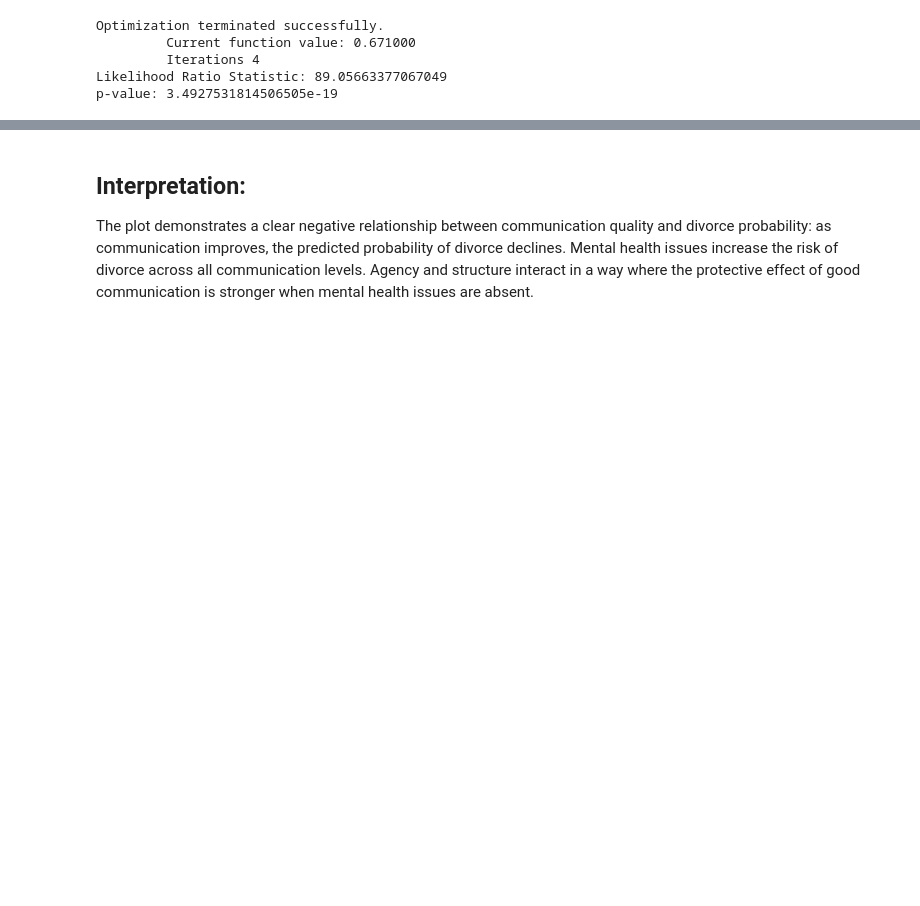
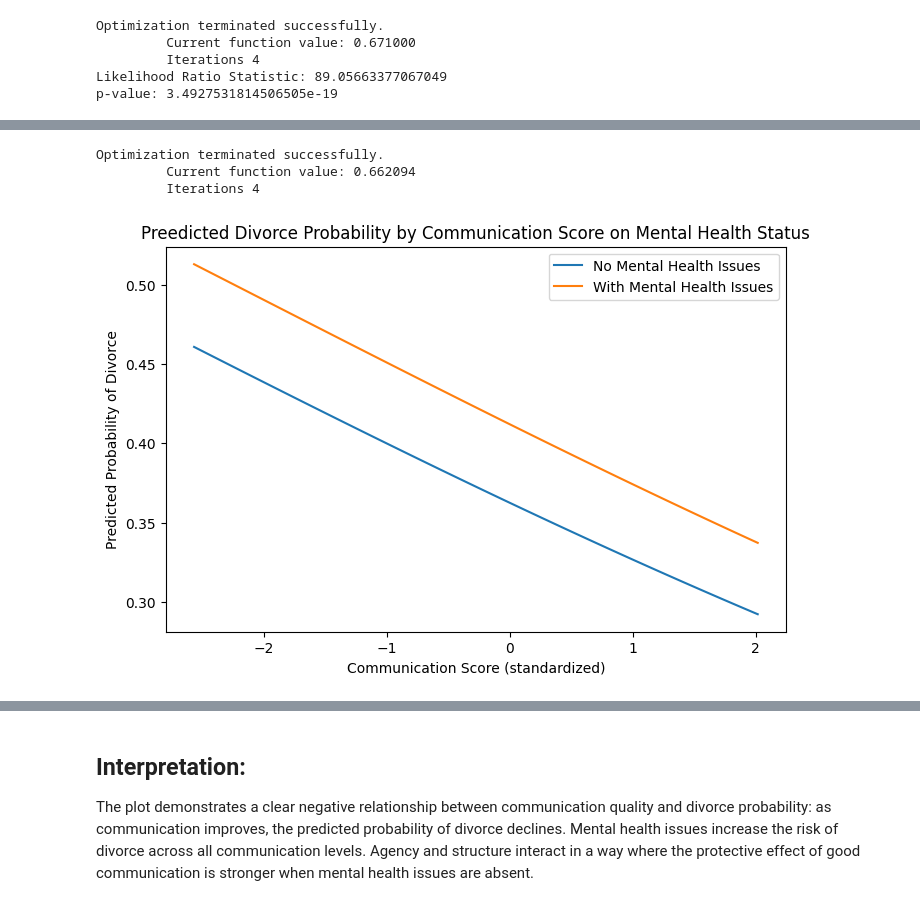
Before and after one commit to rowandama/Divorce-Summative, a Jupyter notebook: summative_divorce.ipynb, the cells around one changed output, grey strips where cells are left out. Cells and saved outputs as stored; diff of their text form; code cells hidden in the pictures; blank space fills up the shorter version.

```diff
--- a/summative_divorce.ipynb
+++ b/summative_divorce.ipynb
@@ -968,0 +897,47 @@ plt.show()
+# %%
+# model3 without interactions
+model3 = smf.logit(
+    'divorced ~ communication_score + infidelity_occurred + domestic_violence_history + mental_health_issues + social_support',
+    data=combined_df
+).fit()
+# %% [output]
+Optimization terminated successfully.
+         Current function value: 0.662094
+         Iterations 4
+# %%
+comm_range = np.linspace(
+    combined_df['communication_score'].min(),
+    combined_df['communication_score'].max(),
+    100
+)
+# Mental health = 0
+pred_mh0 = pd.DataFrame({
+    'communication_score': comm_range,
+    'infidelity_occurred': 0,
+    'domestic_violence_history': 0,
+    'mental_health_issues': 0,
+    'social_support': combined_df['social_support'].mean()
+})
+
+# Mental health = 1
+pred_mh1 = pd.DataFrame({
+    'communication_score': comm_range,
+    'infidelity_occurred': 0,
+    'domestic_violence_history': 0,
+    'mental_health_issues': 1,
+    'social_support': combined_df['social_support'].mean()
+})
+
+pred_mh0['predicted_prob'] = model3.predict(pred_mh0)
+pred_mh1['predicted_prob'] = model3.predict(pred_mh1)
+
+plt.figure(figsize=(8, 5))
+plt.plot(comm_range, pred_mh0['predicted_prob'], label='No Mental Health Issues')
+plt.plot(comm_range, pred_mh1['predicted_prob'], label='With Mental Health Issues')
+plt.xlabel('Communication Score (standardized)')
+plt.ylabel('Predicted Probability of Divorce')
+plt.title('Predicted Divorce Probability by Communication Score on Mental Health Status')
+plt.legend()
+plt.show()
+# %% [output]
+[figure, added]
```
Also changed, not shown: parts of 30 cells of this notebook.
